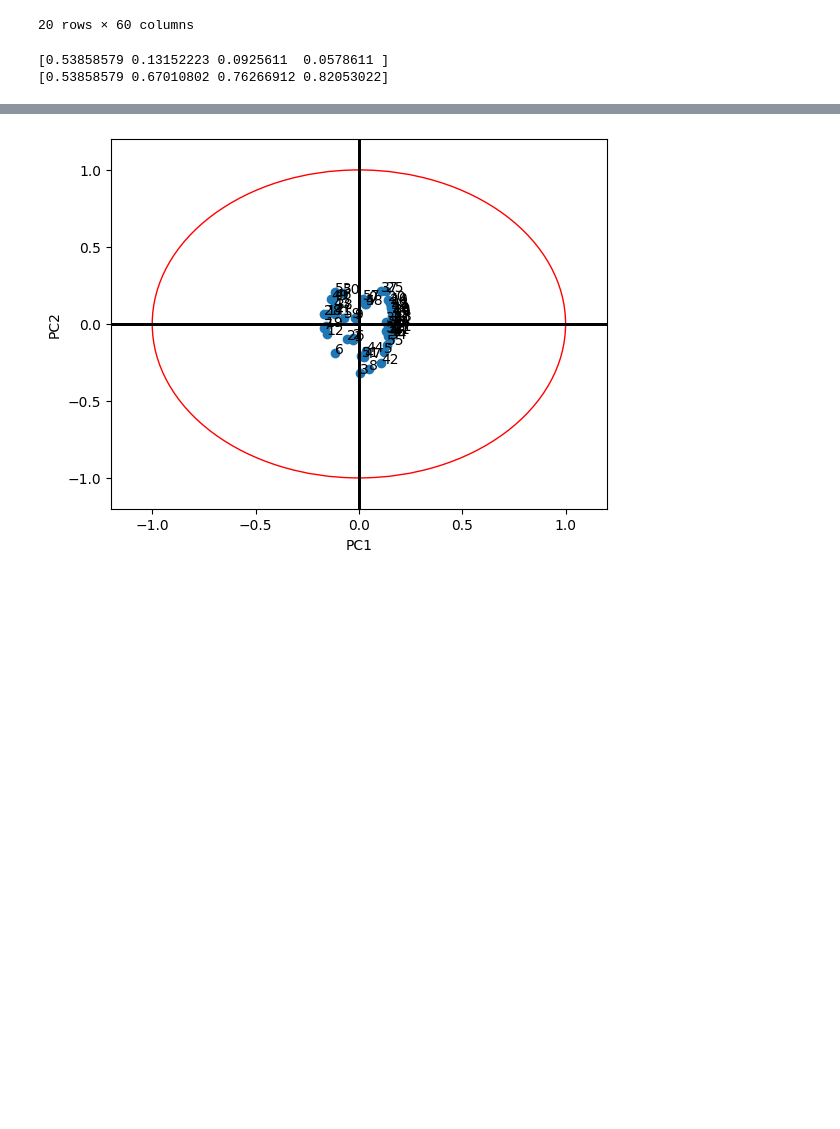
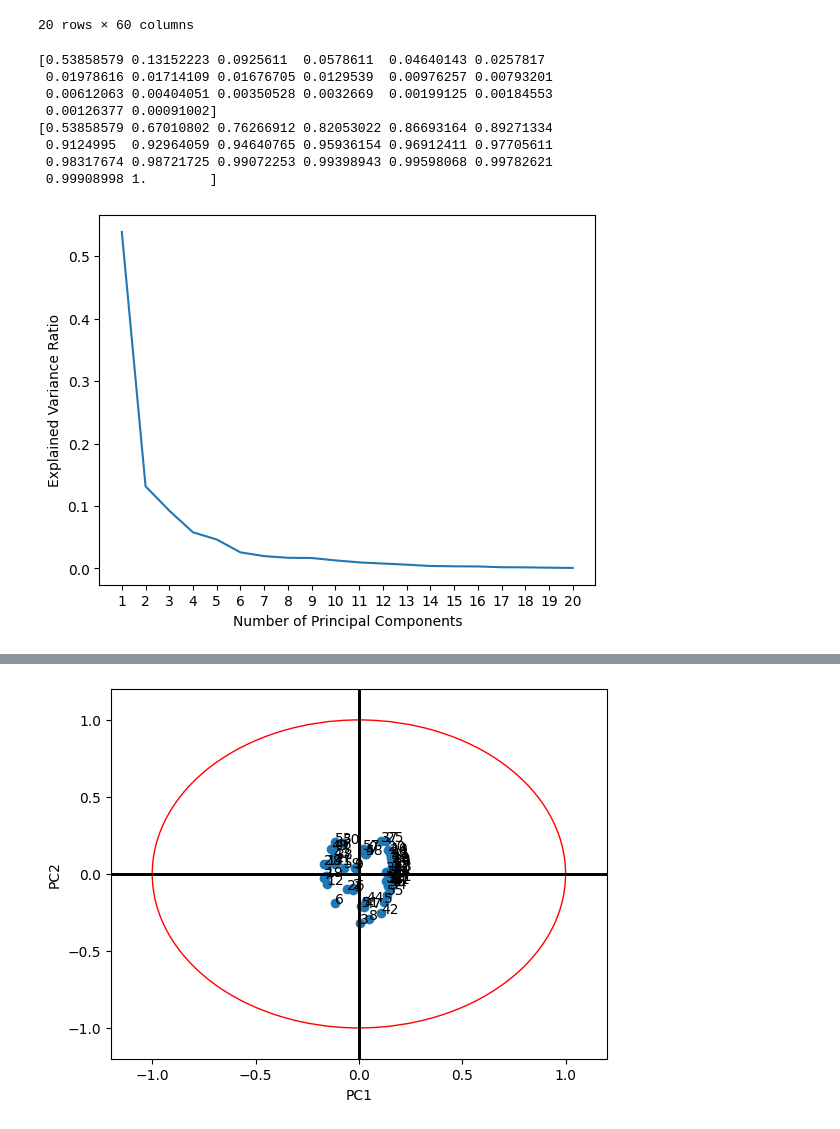
Before and after one commit to WaelDLZ/AltegradChallenge2022, a Jupyter notebook: feature_engineering.ipynb, the cells around one changed output, grey strips where cells are left out. Saved outputs shown, nothing was run; the diff lists cells and outputs as text; code cells hidden in the pictures; blank space fills up the shorter version.

```diff
--- a/feature_engineering.ipynb
+++ b/feature_engineering.ipynb
@@ -39,11 +39,27 @@ scaler = StandardScaler()
 scaled_df = scaler.fit_transform(df)
 
 # Perform PCA on the scaled DataFrame
-pca = PCA(n_components=4)
+pca = PCA(n_components=20)
 transformed_df = pca.fit_transform(scaled_df)
 # %%
 print(pca.explained_variance_ratio_)
 print(np.cumsum(pca.explained_variance_ratio_))
 # %% [output]
-[0.53858579 0.13152223 0.0925611  0.0578611 ]
-[0.53858579 0.67010802 0.76266912 0.82053022]
+[0.53858579 0.13152223 0.0925611  0.0578611  0.04640143 0.0257817
+ 0.01978616 0.01714109 0.01676705 0.0129539  0.00976257 0.00793201
+ 0.00612063 0.00404051 0.00350528 0.0032669  0.00199125 0.00184553
+ 0.00126377 0.00091002]
+[0.53858579 0.67010802 0.76266912 0.82053022 0.86693164 0.89271334
+ 0.9124995  0.92964059 0.94640765 0.95936154 0.96912411 0.97705611
+ 0.98317674 0.98721725 0.99072253 0.99398943 0.99598068 0.99782621
+ 0.99908998 1.        ]
+# %%
+plt.plot(pca.explained_variance_ratio_)
+plt.xlabel('Number of Principal Components')
+plt.ylabel('Explained Variance Ratio')
+
+plt.xticks(range(len(pca.explained_variance_ratio_)), range(1, len(pca.explained_variance_ratio_) + 1))
+
+plt.show()
+# %% [output]
+[figure, added]
```
Also changed, not shown: parts of 1 cell of this notebook, 6 other files.
